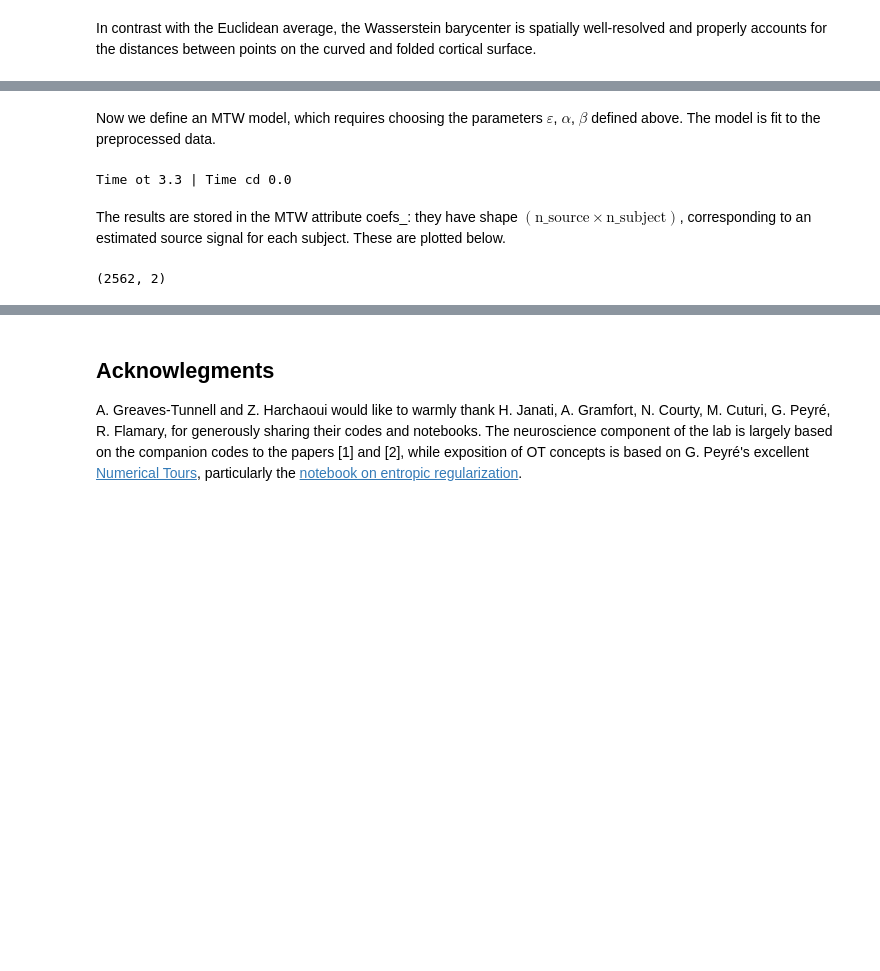
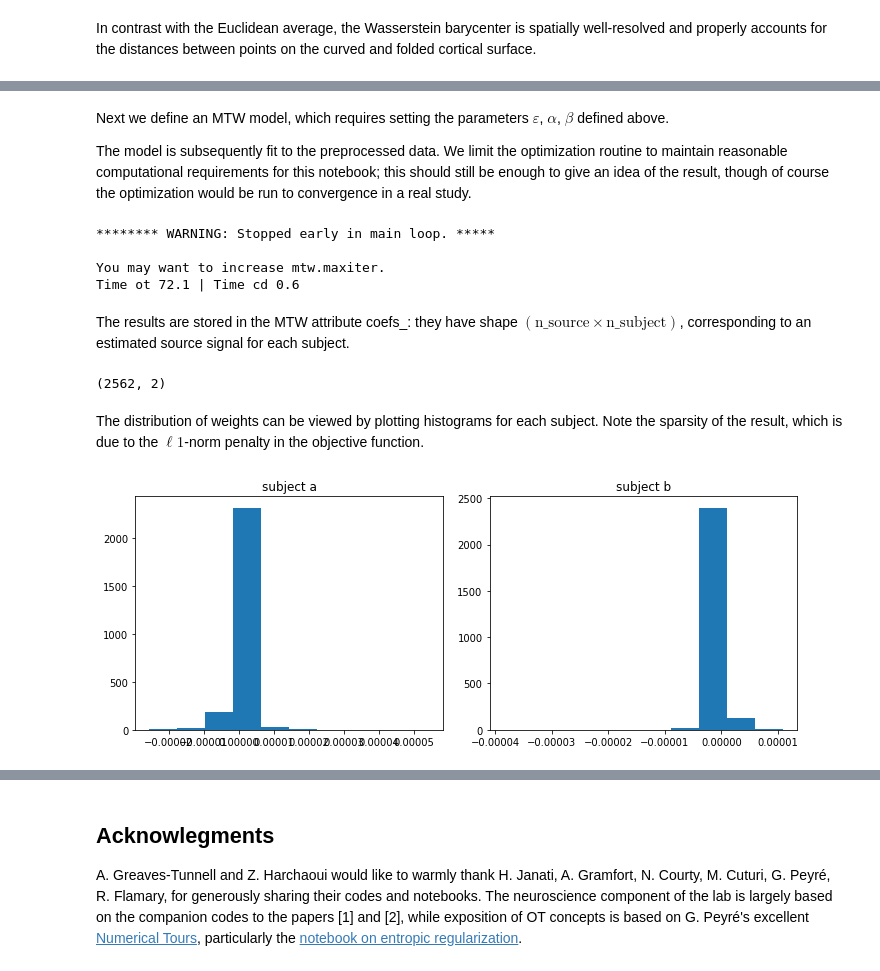
Before and after one commit to alecgt/otml-neurohackademy-2019, a Jupyter notebook: labs/notebooks/lab_main.ipynb, the cells around one changed output, grey strips where cells are left out. Saved outputs shown, nothing was run; the diff lists cells and outputs as text; code cells hidden in the pictures; blank space fills up the shorter version.

```diff
--- a/labs/notebooks/lab_main.ipynb
+++ b/labs/notebooks/lab_main.ipynb
@@ -750,25 +750,56 @@ Gain matrices : 2 x 204 x 5124 (n_subject x n_sensor x n_source)
 Observed signal : 2 x 204 x 31 (n_subject x n_sensor x time)
 # %% [markdown]
-Now we define an MTW model, which requires choosing the parameters $\varepsilon$, $\alpha$, $\beta$ defined above. The model is fit to the preprocessed data.
+Next we define an MTW model, which requires setting the parameters $\varepsilon$, $\alpha$, $\beta$ defined above.
+
+The model is subsequently fit to the preprocessed data. We limit the optimization routine to maintain reasonable computational requirements for this notebook; this should still be enough to give an idea of the result, though of course the optimization would be run to convergence in a real study.
 # %%
 '''
 Instantiate and fit a MTW model.
 '''
 M = Ms[:,:,20] # infer signal at time point 20
 
-epsilon = 1. / n_features
-alpha = 0.1
-beta = 0.1
+epsilon = 100. / n_features
+alpha = 10.0
+beta = 1.0
 sigma0 = 0.01
+
 mtw = MTW(M=dist, epsilon=epsilon, alpha=alpha, beta=beta, sigma0=sigma0) # instantiate MTW object
+mtw.maxiter = 20
+mtw.tol_cd = 1e-2
+mtw.tol_ot = 1e-3
 
-mtw = mtw.fit(gains[:,:,2562:], M) # fit to MEG data
+
+mtw = mtw.fit(gains, M) # fit to MEG data
 # %% [output]
-Time ot 3.3 | Time cd 0.0
+******** WARNING: Stopped early in main loop. *****
+
+You may want to increase mtw.maxiter.
+Time ot 72.1 | Time cd 0.6
 # %% [markdown]
-The results are stored in the MTW attribute coefs_: they have shape $(\text{n_source} \times \text{n_subject})$, corresponding to an estimated source signal for each subject. These are plotted below.
+The results are stored in the MTW attribute coefs_: they have shape $(\text{n_source} \times \text{n_subject})$, corresponding to an estimated source signal for each subject.
 # %%
 coefs = mtw.coefs_
 coefs.shape
 # %% [output]
 (2562, 2)
+# %% [markdown]
+The distribution of weights can be viewed by plotting histograms for each subject. Note the sparsity of the result, which is due to the $\ell1$-norm penalty in the objective function.
+# %%
+'''
+Plot histograms of estimated source space weights.
+'''
+
+plt.figure(figsize=(10,4))
+
+plt.subplot(1,2,1)
+plt.hist(coefs[:,0])
+plt.title('subject a')
+
+plt.subplot(1,2,2)
+plt.hist(coefs[:,1])
+plt.title('subject b')
+
+plt.tight_layout()
+plt.show()
+# %% [output]
+[figure, added]
```
Also changed, not shown: parts of 5 cells of this notebook, 1 other file.
